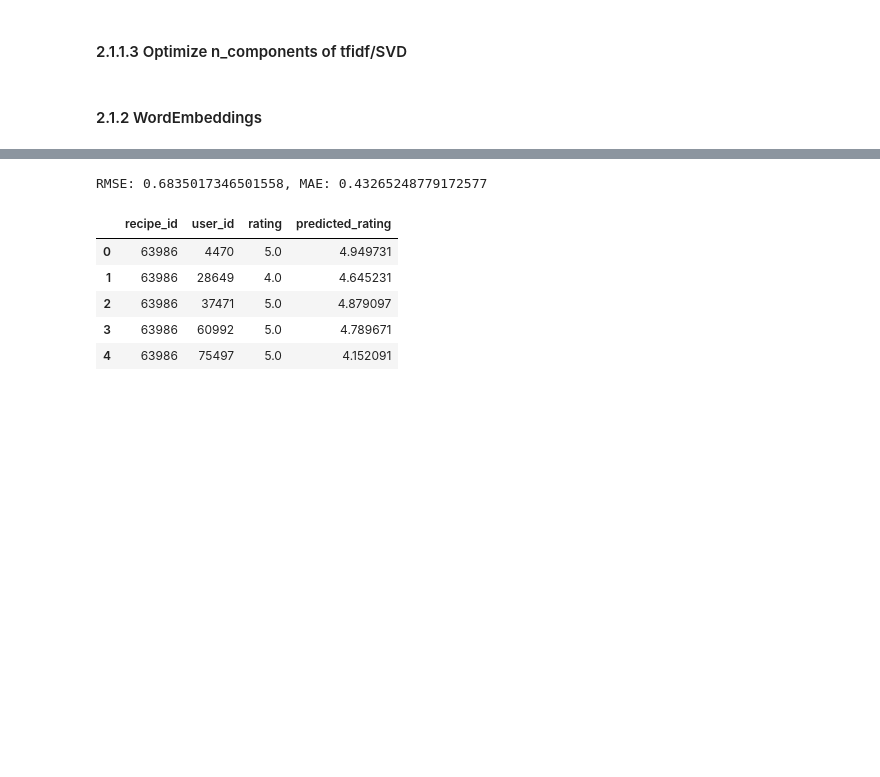
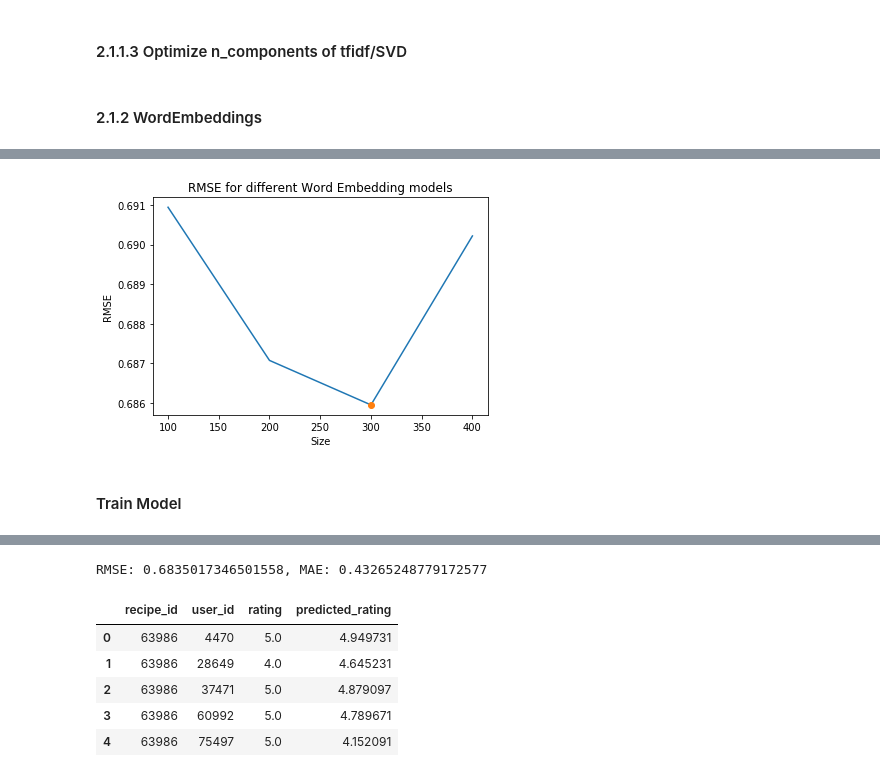
Before and after one commit to CaroHolt/WebMiningRecipeProject, a Jupyter notebook: code/Content Mining Overall.ipynb, the cells around one changed output, grey strips where cells are left out. Saved outputs shown, nothing was run; the diff lists cells and outputs as text; code cells hidden in the pictures; blank space fills up the shorter version.

```diff
--- a/code/Content Mining Overall.ipynb
+++ b/code/Content Mining Overall.ipynb
@@ -641,0 +689,9 @@ content_comma_separated = [content_item.split(" ") for content_item in content_p
+# %%
+sizes = [100,200,300,400]
+rmse_word_emb_tune = tuning_size_param(sizes,
+                                 content_processed,
+                                 content_comma_separated,
+                                 interactions)
+rmse_word_emb_min = min(rmse_word_emb_tune)
+rmse_word_emb_min_idx = rmse_word_emb_tune.index(rmse_word_emb_min)
+size_min = sizes[rmse_word_emb_min_idx]
@@ -641,0 +705,13 @@ content_comma_separated = [content_item.split(" ") for content_item in content_p
+# %%
+import matplotlib.pyplot as plt
+
+plt.plot(sizes, rmse_word_emb_tune)
+plt.xlabel('Size')
+plt.ylabel('RMSE')
+plt.title('RMSE for different Word Embedding models')
+plt.plot([size_min], [rmse_word_emb_min], 'o')
+plt.show()
+# %% [output]
+[figure, added]
+# %% [markdown]
+#### Train Model
```
Also changed, not shown: parts of 12 cells of this notebook.
